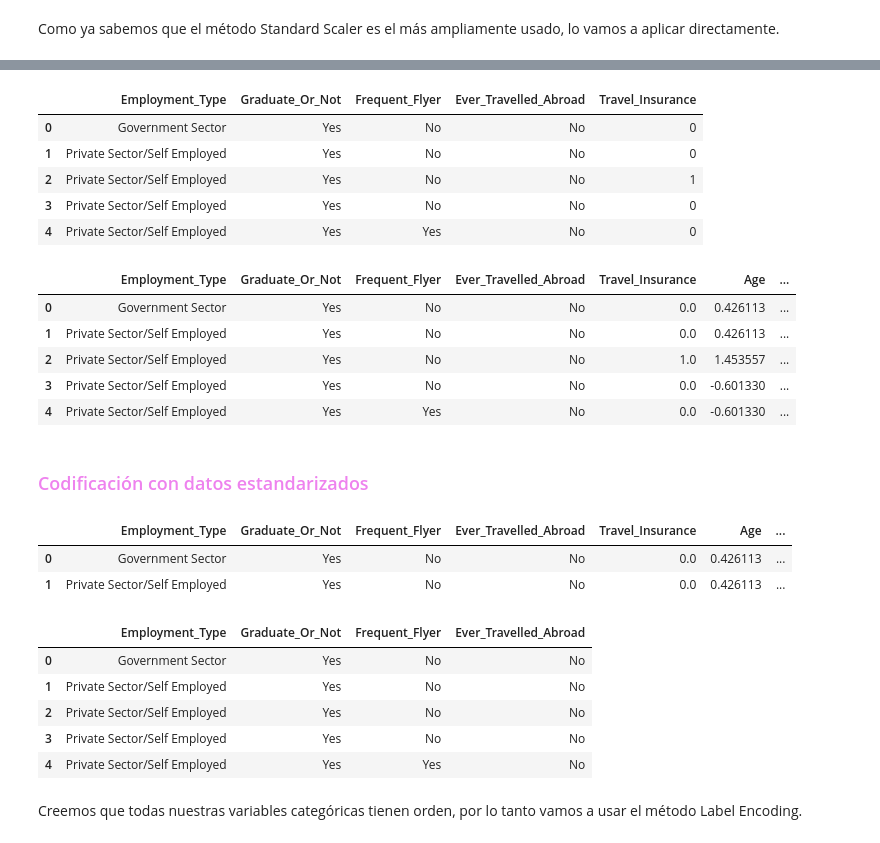
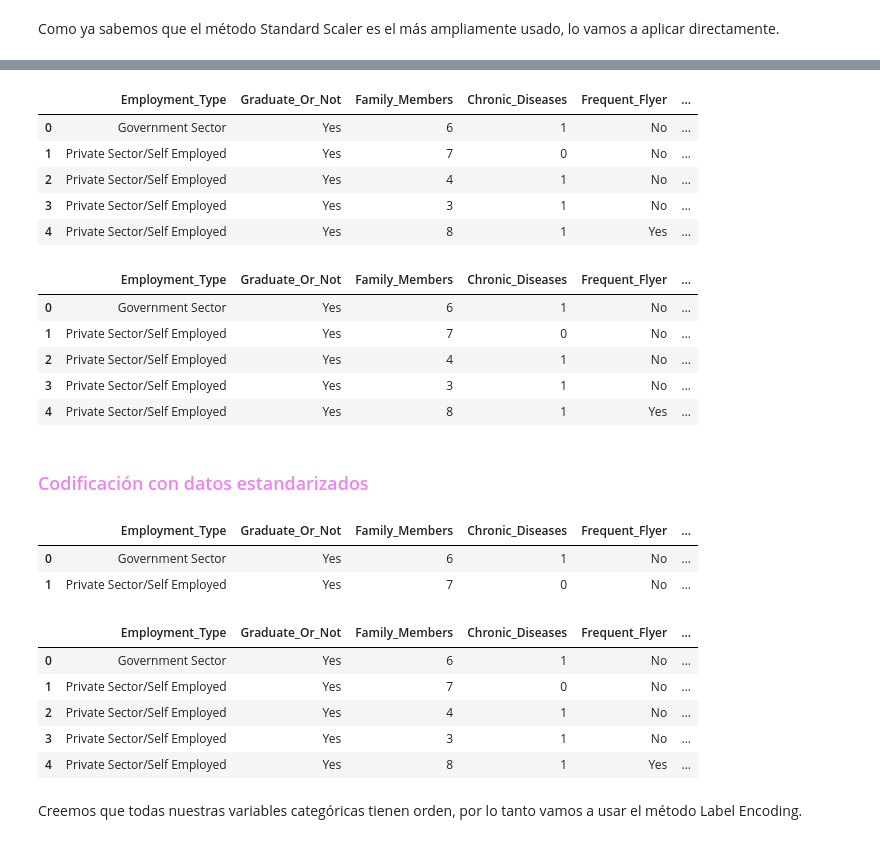
Before and after one commit to Adalab/DA-PROMO-B-MODULO-3-SPRINT-1-ANAIS-ARIANA, a Jupyter notebook: RegresiónLogística/RegresiónLogística2.ipynb, the cells around one changed output, grey strips where cells are left out. Saved outputs shown, nothing was run; the diff lists cells and outputs as text; code cells hidden in the pictures.

```diff
--- a/RegresiónLogística/RegresiónLogística2.ipynb
+++ b/RegresiónLogística/RegresiónLogística2.ipynb
@@ -101,15 +101,15 @@ numericas_estandar.head(2)
 # %%
 # Dropeamos las columnas sin estandarizar del df original.
 
-df1.drop(["Age", "Annual_Income", "Family_Members", "Chronic_Diseases"], axis = 1, inplace=True)
+df1.drop(["Age", "Annual_Income"], axis = 1, inplace=True)
 df1.head()
 # %% [output]
-|  | Employment_Type | Graduate_Or_Not | Frequent_Flyer | Ever_Travelled_Abroad | Travel_Insurance |
-| 0 | Government Sector | Yes | No | No | 0 |
-| 1 | Private Sector/Self Employed | Yes | No | No | 0 |
-| 2 | Private Sector/Self Employed | Yes | No | No | 1 |
-| 3 | Private Sector/Self Employed | Yes | No | No | 0 |
-| 4 | Private Sector/Self Employed | Yes | Yes | No | 0 |
+|  | Employment_Type | Graduate_Or_Not | Family_Members | Chronic_Diseases | Frequent_Flyer | ... |
+| 0 | Government Sector | Yes | 6 | 1 | No | ... |
+| 1 | Private Sector/Self Employed | Yes | 7 | 0 | No | ... |
+| 2 | Private Sector/Self Employed | Yes | 4 | 1 | No | ... |
+| 3 | Private Sector/Self Employed | Yes | 3 | 1 | No | ... |
+| 4 | Private Sector/Self Employed | Yes | 8 | 1 | Yes | ... |
 # %%
 # Unimos las numéricas estándar al df original.
 
@@ -118,30 +118,30 @@ df1 = pd.concat([df1, numericas_estandar], axis = 1)
 # chequeamos que esta todo bien
 df1.head()
 # %% [output]
-|  | Employment_Type | Graduate_Or_Not | Frequent_Flyer | Ever_Travelled_Abroad | Travel_Insurance | Age | ... |
-| 0 | Government Sector | Yes | No | No | 0.0 | 0.426113 | ... |
-| 1 | Private Sector/Self Employed | Yes | No | No | 0.0 | 0.426113 | ... |
-| 2 | Private Sector/Self Employed | Yes | No | No | 1.0 | 1.453557 | ... |
-| 3 | Private Sector/Self Employed | Yes | No | No | 0.0 | -0.601330 | ... |
-| 4 | Private Sector/Self Employed | Yes | Yes | No | 0.0 | -0.601330 | ... |
+|  | Employment_Type | Graduate_Or_Not | Family_Members | Chronic_Diseases | Frequent_Flyer | ... |
+| 0 | Government Sector | Yes | 6 | 1 | No | ... |
+| 1 | Private Sector/Self Employed | Yes | 7 | 0 | No | ... |
+| 2 | Private Sector/Self Employed | Yes | 4 | 1 | No | ... |
+| 3 | Private Sector/Self Employed | Yes | 3 | 1 | No | ... |
+| 4 | Private Sector/Self Employed | Yes | 8 | 1 | Yes | ... |
 # %% [markdown]
 ### <font color=violet>Codificación con datos estandarizados
 # %%
 df1.head(2)
 # %% [output]
-|  | Employment_Type | Graduate_Or_Not | Frequent_Flyer | Ever_Travelled_Abroad | Travel_Insurance | Age | ... |
-| 0 | Government Sector | Yes | No | No | 0.0 | 0.426113 | ... |
-| 1 | Private Sector/Self Employed | Yes | No | No | 0.0 | 0.426113 | ... |
+|  | Employment_Type | Graduate_Or_Not | Family_Members | Chronic_Diseases | Frequent_Flyer | ... |
+| 0 | Government Sector | Yes | 6 | 1 | No | ... |
+| 1 | Private Sector/Self Employed | Yes | 7 | 0 | No | ... |
 # %%
 categoricas = df1.select_dtypes(include = 'category')
 categoricas.head()
 # %% [output]
-|  | Employment_Type | Graduate_Or_Not | Frequent_Flyer | Ever_Travelled_Abroad |
-| 0 | Government Sector | Yes | No | No |
-| 1 | Private Sector/Self Employed | Yes | No | No |
-| 2 | Private Sector/Self Employed | Yes | No | No |
-| 3 | Private Sector/Self Employed | Yes | No | No |
-| 4 | Private Sector/Self Employed | Yes | Yes | No |
+|  | Employment_Type | Graduate_Or_Not | Family_Members | Chronic_Diseases | Frequent_Flyer | ... |
+| 0 | Government Sector | Yes | 6 | 1 | No | ... |
+| 1 | Private Sector/Self Employed | Yes | 7 | 0 | No | ... |
+| 2 | Private Sector/Self Employed | Yes | 4 | 1 | No | ... |
+| 3 | Private Sector/Self Employed | Yes | 3 | 1 | No | ... |
+| 4 | Private Sector/Self Employed | Yes | 8 | 1 | Yes | ... |
 # %% [markdown]
 Creemos que todas nuestras variables categóricas tienen orden, por lo tanto vamos a usar el método Label Encoding.
 # %%
```
Also changed, not shown: parts of 21 cells of this notebook, 13 other files.
